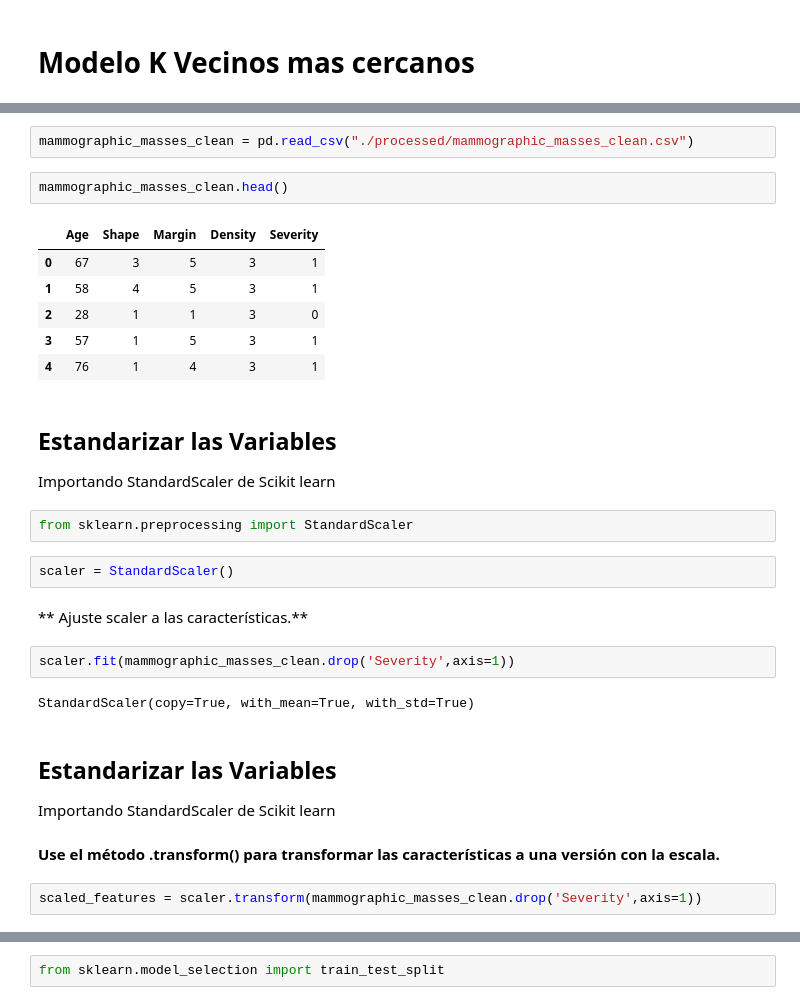
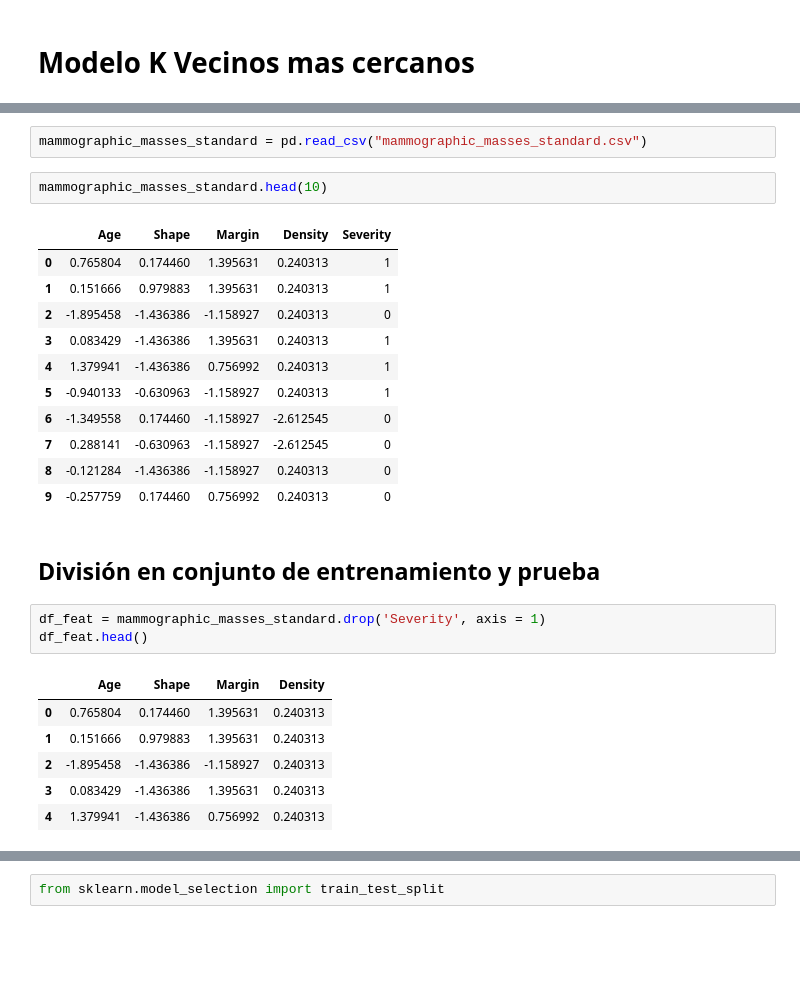
Before and after one commit to luischavez24/si_final, a Jupyter notebook: 06KNN.ipynb, the cells around one changed output, grey strips where cells are left out. Cells and saved outputs as stored; diff of their text form; blank space fills up the shorter version.

```diff
--- a/06KNN.ipynb
+++ b/06KNN.ipynb
@@ -11,35 +12,30 @@ import numpy as np
 
 Se leera el archivo CSV que contiene el conjunto de datos de masas mamograficas.
 # %%
-mammographic_masses_clean = pd.read_csv("./processed/mammographic_masses_clean.csv")
+mammographic_masses_standard = pd.read_csv("mammographic_masses_standard.csv")
-# %%
-mammographic_masses_clean.head()
-# %% [output]
-|  | Age | Shape | Margin | Density | Severity |
-| 0 | 67 | 3 | 5 | 3 | 1 |
-| 1 | 58 | 4 | 5 | 3 | 1 |
-| 2 | 28 | 1 | 1 | 3 | 0 |
-| 3 | 57 | 1 | 5 | 3 | 1 |
-| 4 | 76 | 1 | 4 | 3 | 1 |
-# %% [markdown]
-## Estandarizar las Variables
-
-Importando StandardScaler de Scikit learn
-# %%
-from sklearn.preprocessing import StandardScaler
-# %%
-scaler = StandardScaler()
-# %% [markdown]
-** Ajuste scaler a las características.**
+# %%
+mammographic_masses_standard.head(10)
+# %% [output]
+|  | Age | Shape | Margin | Density | Severity |
+| 0 | 0.765804 | 0.174460 | 1.395631 | 0.240313 | 1 |
+| 1 | 0.151666 | 0.979883 | 1.395631 | 0.240313 | 1 |
+| 2 | -1.895458 | -1.436386 | -1.158927 | 0.240313 | 0 |
+| 3 | 0.083429 | -1.436386 | 1.395631 | 0.240313 | 1 |
+| 4 | 1.379941 | -1.436386 | 0.756992 | 0.240313 | 1 |
+| 5 | -0.940133 | -0.630963 | -1.158927 | 0.240313 | 1 |
+| 6 | -1.349558 | 0.174460 | -1.158927 | -2.612545 | 0 |
+| 7 | 0.288141 | -0.630963 | -1.158927 | -2.612545 | 0 |
+| 8 | -0.121284 | -1.436386 | -1.158927 | 0.240313 | 0 |
+| 9 | -0.257759 | 0.174460 | 0.756992 | 0.240313 | 0 |
+# %% [markdown]
+## División en conjunto de entrenamiento y prueba
 # %%
-scaler.fit(mammographic_masses_clean.drop('Severity',axis=1))
+df_feat = mammographic_masses_standard.drop('Severity', axis = 1)
+df_feat.head()
 # %% [output]
-StandardScaler(copy=True, with_mean=True, with_std=True)
+|  | Age | Shape | Margin | Density |
+| 0 | 0.765804 | 0.174460 | 1.395631 | 0.240313 |
+| 1 | 0.151666 | 0.979883 | 1.395631 | 0.240313 |
+| 2 | -1.895458 | -1.436386 | -1.158927 | 0.240313 |
+| 3 | 0.083429 | -1.436386 | 1.395631 | 0.240313 |
+| 4 | 1.379941 | -1.436386 | 0.756992 | 0.240313 |
-# %% [markdown]
-## Estandarizar las Variables
-
-Importando StandardScaler de Scikit learn
-# %% [markdown]
-**Use el método .transform() para transformar las características a una versión con la escala.**
-# %%
-scaled_features = scaler.transform(mammographic_masses_clean.drop('Severity',axis=1))
```
Also changed, not shown: parts of 21 cells of this notebook, 1 other file.
